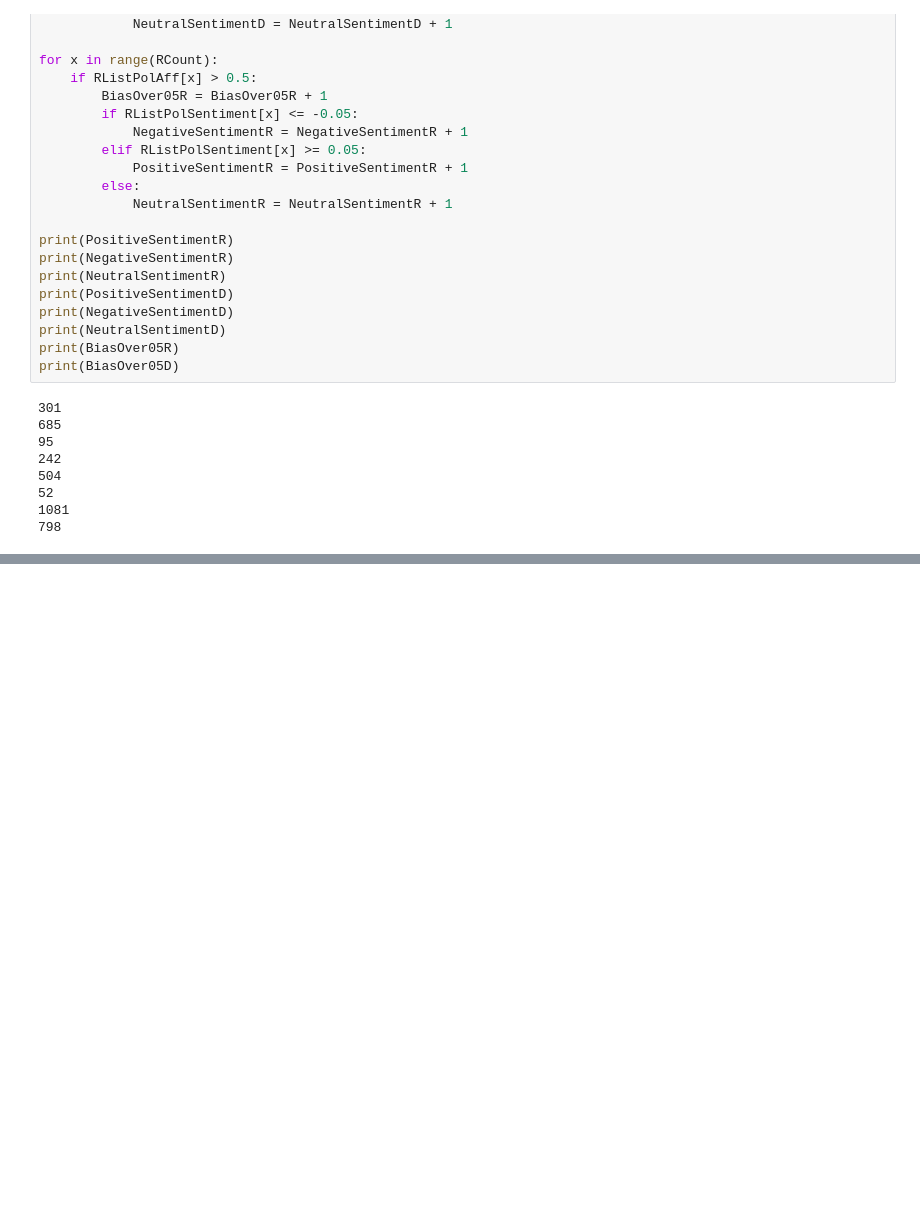
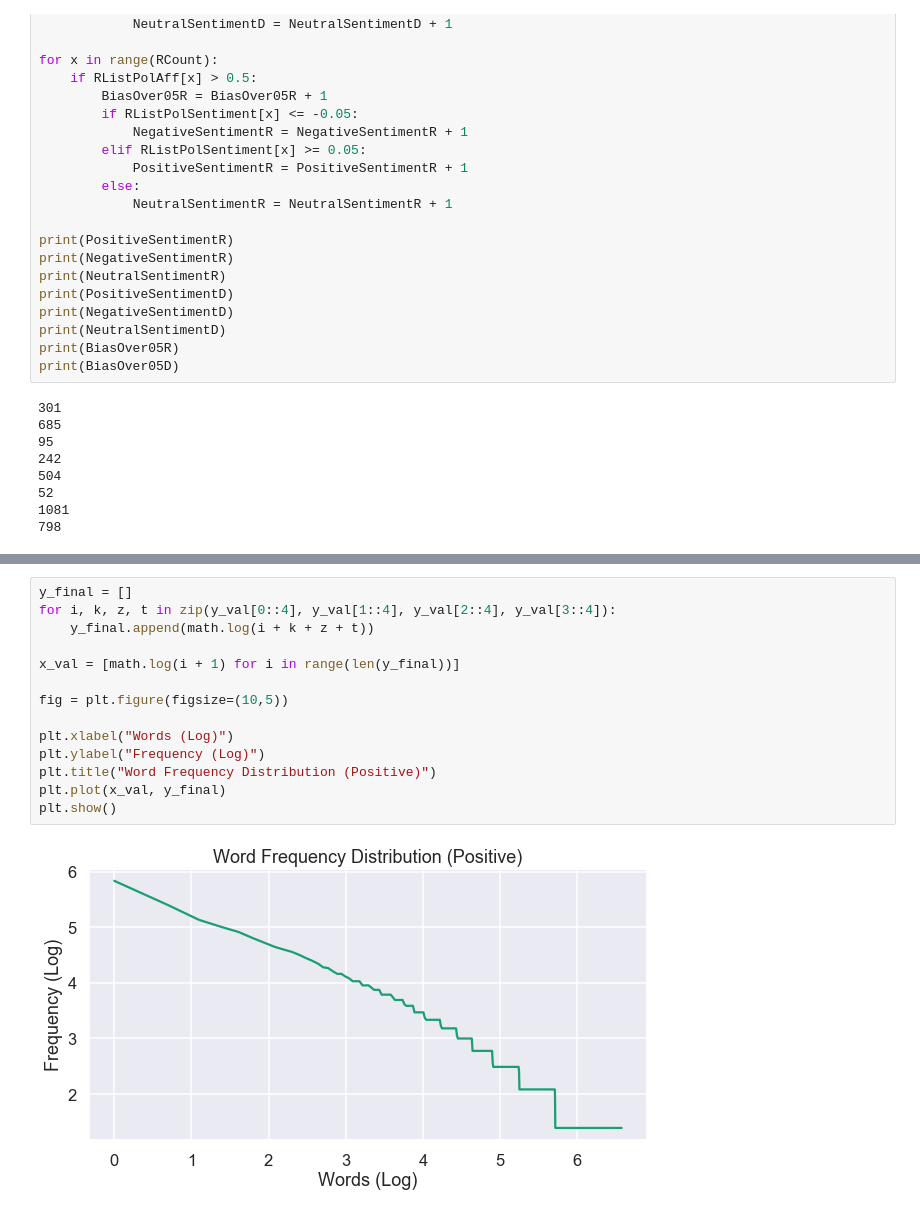
Before and after one commit to ChrisBlair2019/DataAnalysisCapstoneParkland, a Jupyter notebook: Practicum2.ipynb, the cells around one changed output, grey strips where cells are left out. Cells and saved outputs as stored; diff of their text form; blank space fills up the shorter version.

```diff
--- a/Practicum2.ipynb
+++ b/Practicum2.ipynb
@@ -208,0 +995,16 @@ plotly.offline.plot(fig, auto_open=True)
+# %%
+y_final = []
+for i, k, z, t in zip(y_val[0::4], y_val[1::4], y_val[2::4], y_val[3::4]):
+    y_final.append(math.log(i + k + z + t))
+
+x_val = [math.log(i + 1) for i in range(len(y_final))]
+
+fig = plt.figure(figsize=(10,5))
+
+plt.xlabel("Words (Log)")
+plt.ylabel("Frequency (Log)")
+plt.title("Word Frequency Distribution (Positive)")
+plt.plot(x_val, y_final)
+plt.show()
+# %% [output]
+[figure, added]
```
Also changed, not shown: parts of 50 cells of this notebook, 12 other files.
